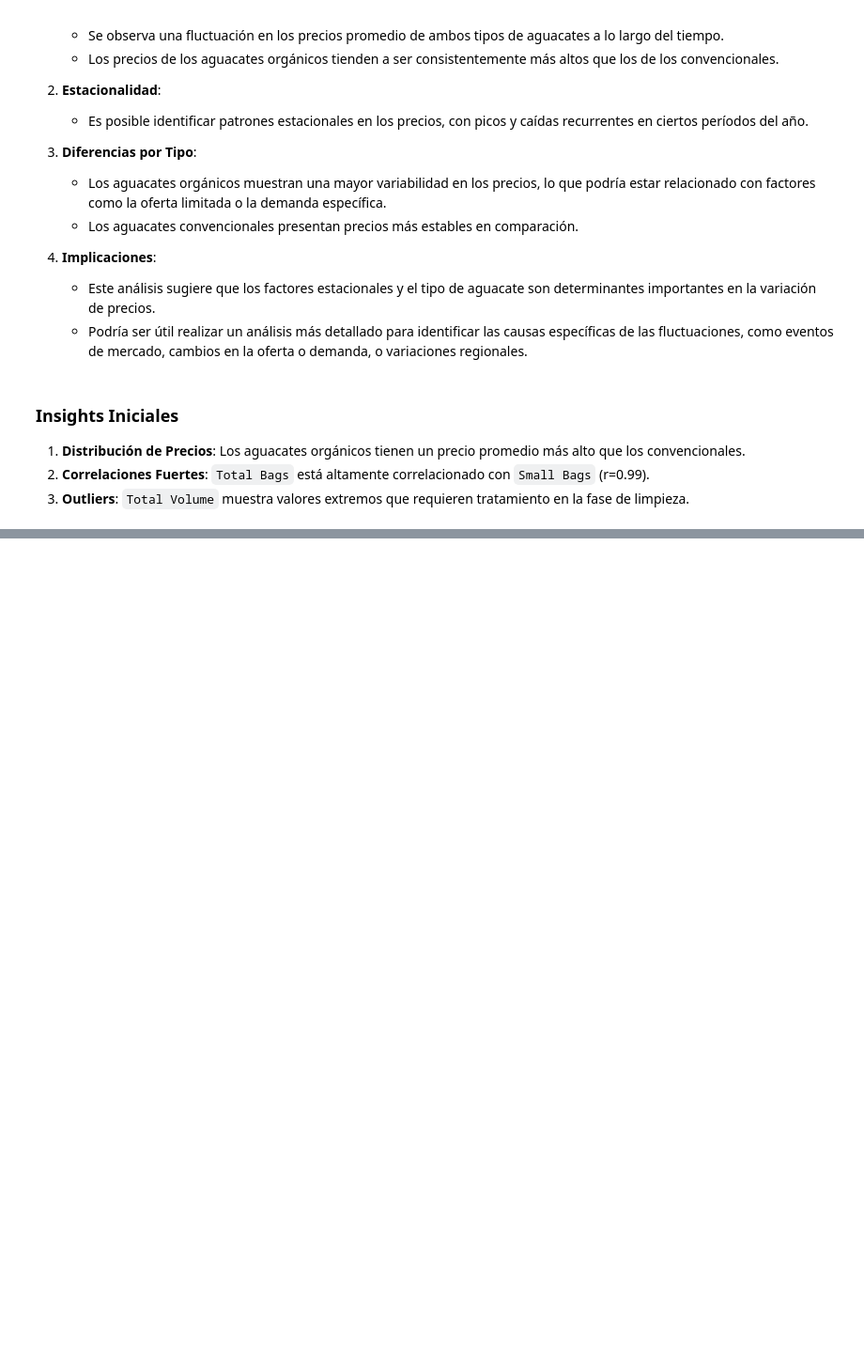
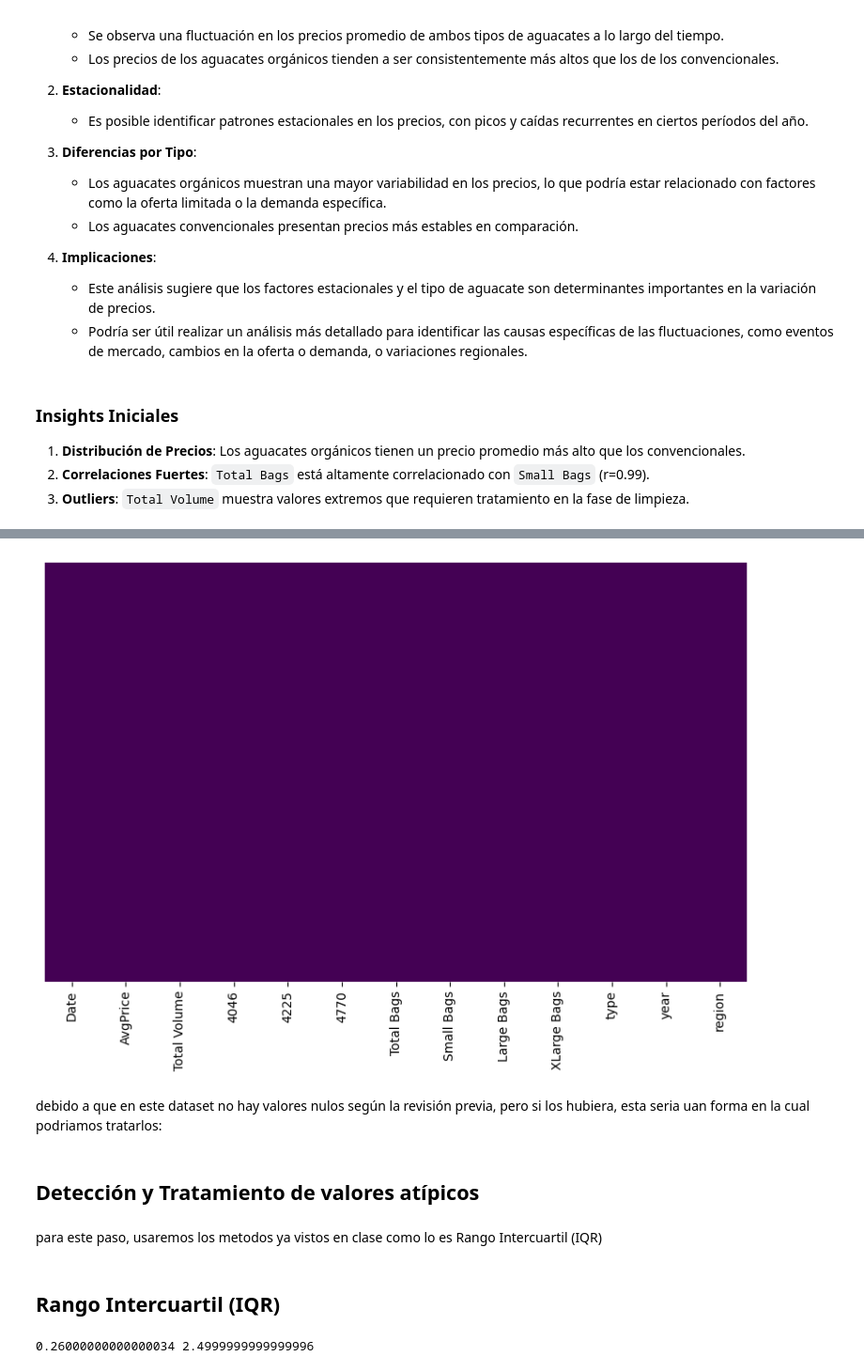
Before and after one commit to JuanPE-PNG/CienciaDatos2-3, a Jupyter notebook: Parte 1/avocado.ipynb, the cells around one changed output, grey strips where cells are left out. Shown at 94% size. Drawn from its saved outputs; the diff is of its cells as text; code cells hidden in the pictures; blank space fills up the shorter version.

```diff
--- a/Parte 1/avocado.ipynb
+++ b/Parte 1/avocado.ipynb
@@ -163,0 +185,9 @@ El gráfico de tendencia del precio promedio (`AvgPrice`) a lo largo del tiempo,
+# %%
+plt.figure(figsize=(10,6))
+sns.heatmap(df.isnull(), cmap='viridis', cbar=False, yticklabels=False)
+plt.show()
+# %% [output]
+[figure, added]
+# %% [markdown]
+debido a que en este dataset no hay valores nulos según la revisión previa,
+pero si los hubiera, esta seria uan forma en la cual podriamos tratarlos:
@@ -163,0 +197,13 @@ El gráfico de tendencia del precio promedio (`AvgPrice`) a lo largo del tiempo,
+# %% [markdown]
+## Detección y Tratamiento de valores atípicos
+# %% [markdown]
+para este paso, usaremos los metodos  ya vistos en clase como lo es Rango Intercuartil (IQR)
+# %% [markdown]
+## Rango Intercuartil (IQR)
+# %%
+Q1, Q3 = df['AvgPrice'].quantile([0.25, 0.75]) ## rango intercuartilico del 25% al 75%
+IQR = Q3 - Q1
+lim_inf, lim_sup = Q1 - 1.5 * IQR, Q3 + 1.5 * IQR ## limites inferiores
+print(lim_inf, lim_sup)
+# %% [output]
+0.26000000000000034 2.4999999999999996
```
Also changed, not shown: parts of 34 cells of this notebook.
